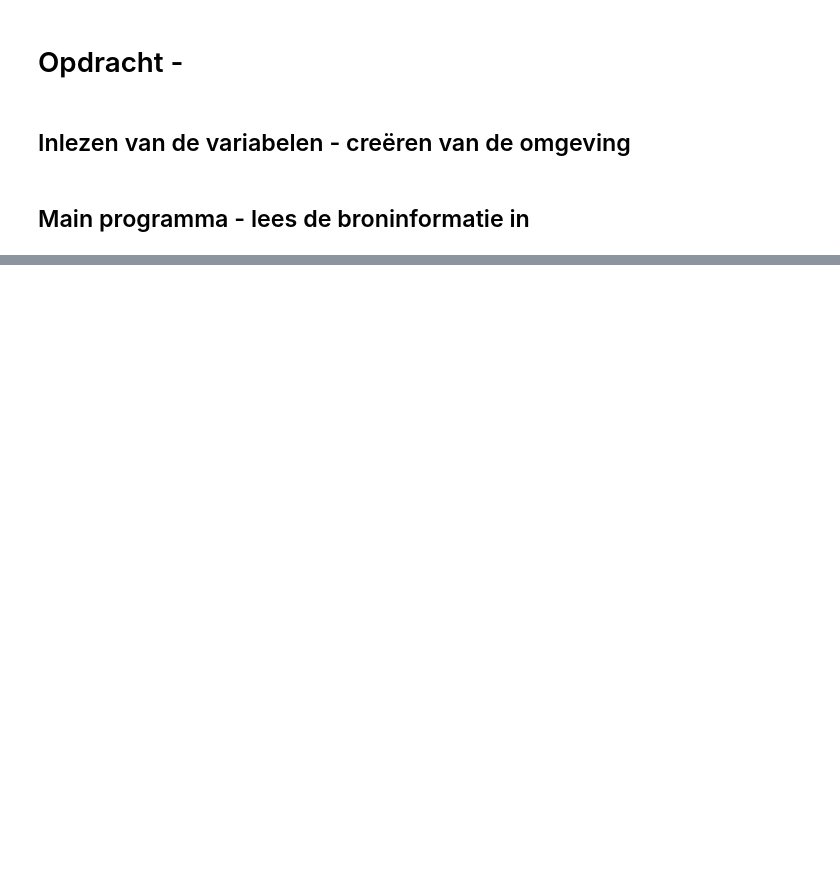
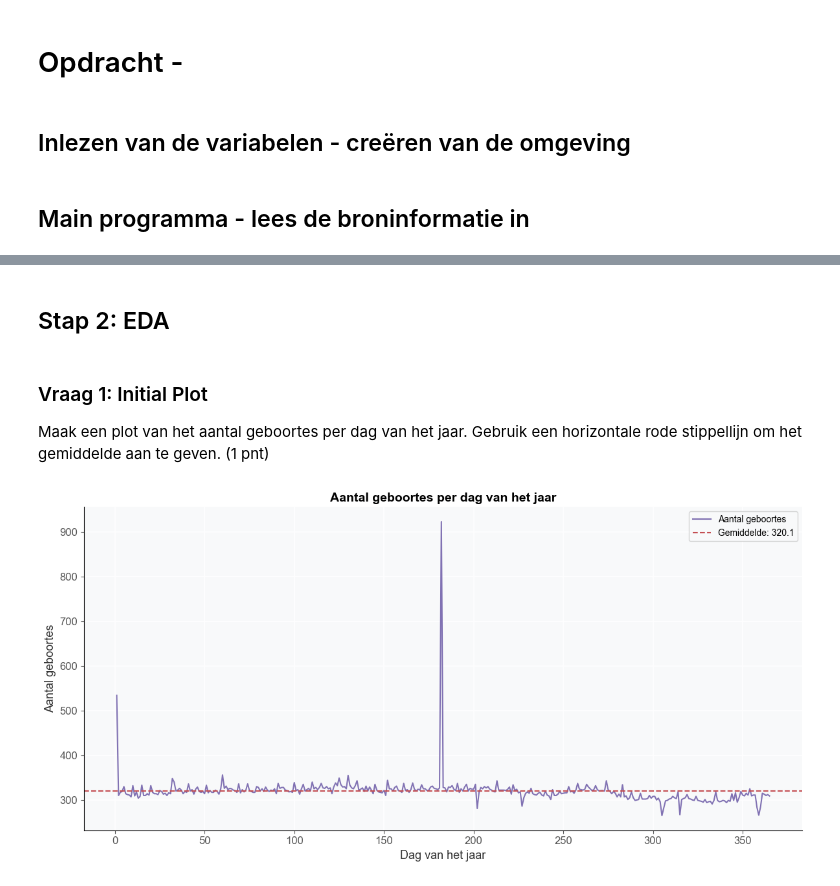
Before and after one commit to kurt253/202603224-regi, a Jupyter notebook: notebooks/ReadFiles.ipynb, the cells around one changed output, grey strips where cells are left out. Cells and saved outputs as stored; diff of their text form; code cells hidden in the pictures; blank space fills up the shorter version.

```diff
--- a/notebooks/ReadFiles.ipynb
+++ b/notebooks/ReadFiles.ipynb
@@ -47,0 +132,33 @@ All_df.to_excel(os.path.join(config["Directories"]["Root"],config["Directories"]
+# %% [markdown]
+## Stap 2: EDA
+# %% [markdown]
+### Vraag 1: Initial Plot
+
+Maak een plot van het aantal geboortes per dag van het jaar. Gebruik een horizontale rode stippellijn om het gemiddelde aan te geven. (1 pnt)
+# %%
+kleuren = config["Plot"]["kleuren"]
+
+geboortes_per_dag = df_births.groupby("dag van het jaar").size().reset_index(name="aantal_geboortes")
+gemiddelde = geboortes_per_dag["aantal_geboortes"].mean()
+
+fig, ax = plt.subplots(figsize=(12, 6))
+ax.plot(
+    geboortes_per_dag["dag van het jaar"],
+    geboortes_per_dag["aantal_geboortes"],
+    color=kleuren["paars"],
+    label="Aantal geboortes"
+)
+ax.axhline(
+    gemiddelde,
+    color=kleuren["rood"],
+    linestyle="--",
+    label=f"Gemiddelde: {gemiddelde:.1f}"
+)
+ax.set_title("Aantal geboortes per dag van het jaar")
+ax.set_xlabel("Dag van het jaar")
+ax.set_ylabel("Aantal geboortes")
+ax.legend()
+plt.tight_layout()
+plt.show()
+# %% [output]
+[figure, added]
```
Also changed, not shown: parts of 17 cells of this notebook, 2 other files.
